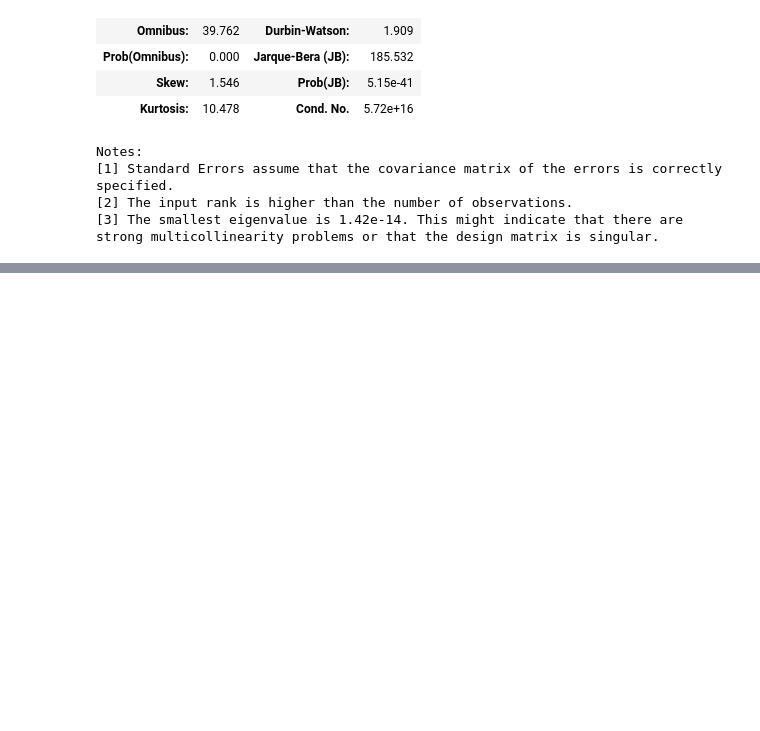
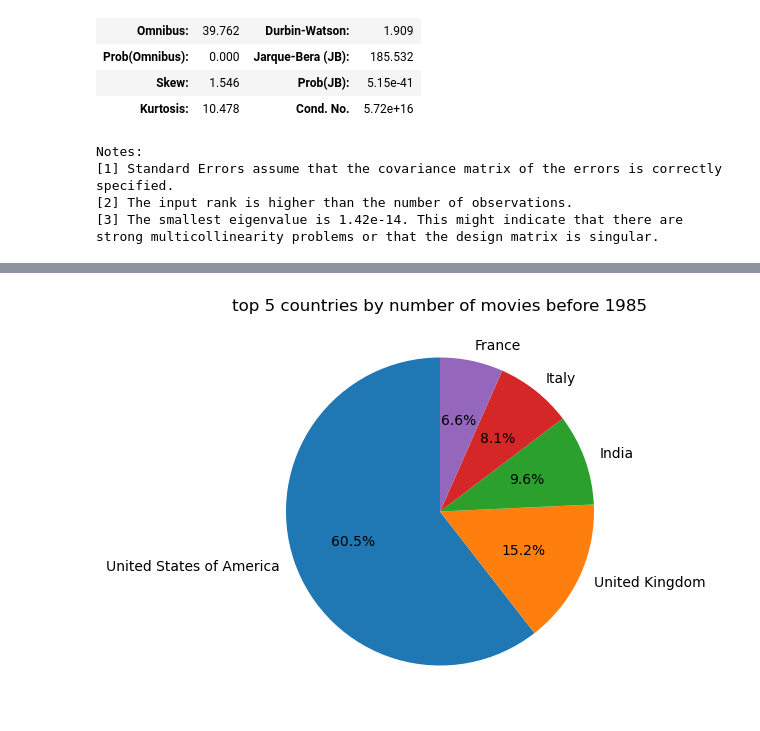
Before and after one commit to epfl-ada/ada-2022-project-theadaholics, a Jupyter notebook: main.ipynb, the cells around one changed output, grey strips where cells are left out. Cells and saved outputs as stored; diff of their text form; code cells hidden in the pictures; blank space fills up the shorter version.

```diff
--- a/main.ipynb
+++ b/main.ipynb
@@ -1277,0 +1343,33 @@ strong multicollinearity problems or that the design matrix is singular.
+# %%
+
+
+# sort movies by date
+data[(data['release_date']<'2000') & (data['release_date']>='1995')]
+set1=data[data['release_date']<'1985']
+set2=data[data['release_date']>'1985']
+set1=set1['countries']
+set2=set2['countries']
+def analysis(set) :
+    set=set.apply(lambda row: (eval(row).values()))
+    set= pd.DataFrame(set,columns=['countries'])
+    exploded=pd.DataFrame([[c] for C in set['countries'] for c in C],columns=['countries'])
+    # len(exploded['countries'].unique())
+    count=exploded['countries'].value_counts()
+    count.to_csv('test.csv')
+    return count
+
+c1=analysis(set1)
+c2=analysis(set2)
+# %%
+fig, ax = plt.subplots(figsize=(11,5))
+# fig.set_facecolor('white')
+# fig.set_size_inches(11, 5)
+# fig.suptitle('title')
+plot_counts=c1.head(5)
+plot_countries=plot_counts.index.to_series()
+ax.pie(plot_counts, labels=plot_countries, startangle=90,autopct='%1.1f%%', radius=1)
+ax.set_title('top 5 countries by number of movies before 1985')
+plt.show()
+# plot_countries
+# %% [output]
+[figure, added]
```
Also changed, not shown: parts of 8 cells of this notebook, 3 other files.
